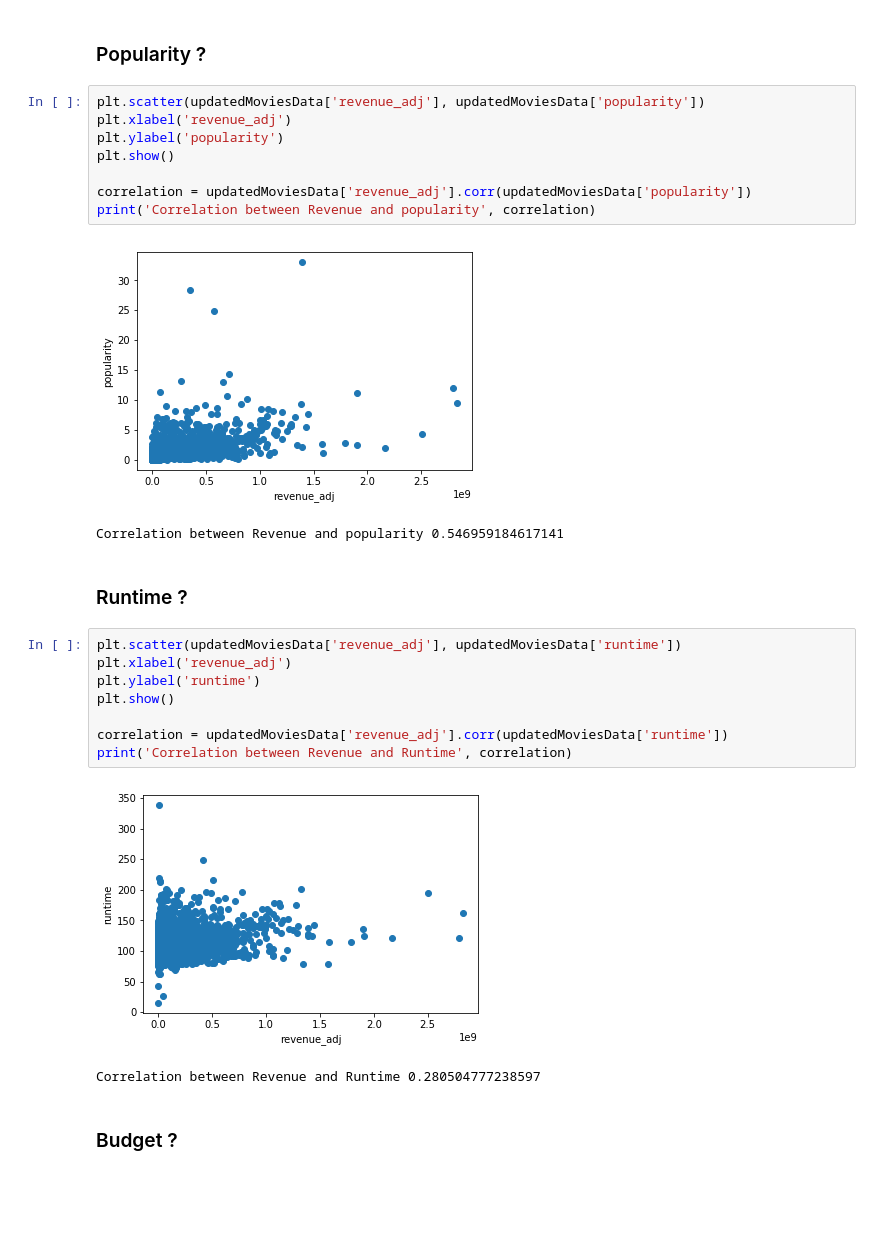
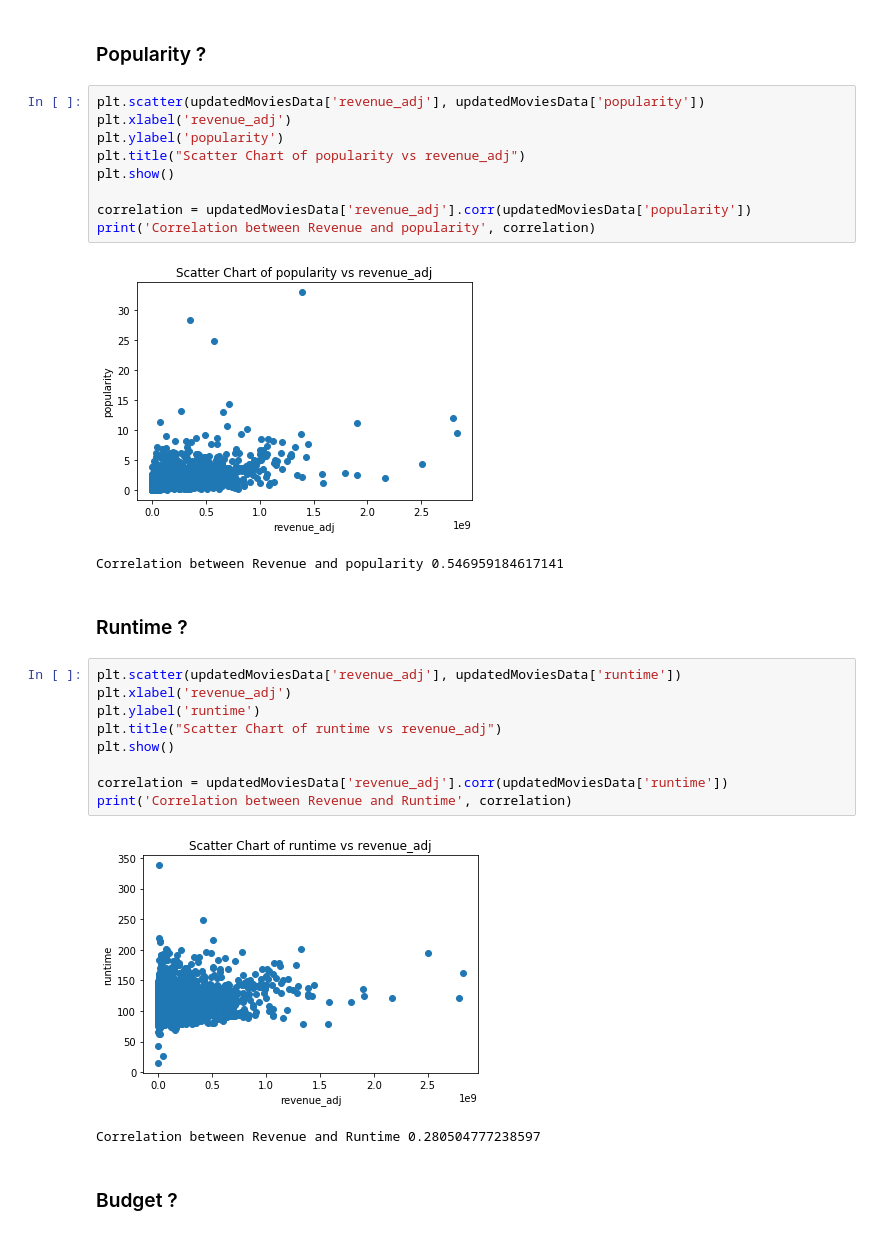
Before and after one commit to parveen1112/Investigate-dataset-tmdb, a Jupyter notebook: investigate-a-tmdb-dataset.ipynb, the cells around one changed output. Saved outputs shown, nothing was run; the diff lists cells and outputs as text; blank space fills up the shorter version.

```diff
--- a/investigate-a-tmdb-dataset.ipynb
+++ b/investigate-a-tmdb-dataset.ipynb
@@ -336,13 +361,14 @@ genresData.loc[:, 'genres':'release_year']
 # %%
 plt.scatter(updatedMoviesData['revenue_adj'], updatedMoviesData['popularity'])
 plt.xlabel('revenue_adj')
 plt.ylabel('popularity')
+plt.title("Scatter Chart of popularity vs revenue_adj")
 plt.show()
 
 correlation = updatedMoviesData['revenue_adj'].corr(updatedMoviesData['popularity'])
 print('Correlation between Revenue and popularity', correlation)
 # %% [output]
-[figure, old version]
+[figure, new version]
 Correlation between Revenue and popularity 0.546959184617141
 # %% [markdown]
 ### Runtime ?
@@ -350,12 +376,13 @@ Correlation between Revenue and popularity 0.546959184617141
 plt.scatter(updatedMoviesData['revenue_adj'], updatedMoviesData['runtime'])
 plt.xlabel('revenue_adj')
 plt.ylabel('runtime')
+plt.title("Scatter Chart of runtime vs revenue_adj")
 plt.show()
 
 correlation = updatedMoviesData['revenue_adj'].corr(updatedMoviesData['runtime'])
 print('Correlation between Revenue and Runtime', correlation)
 # %% [output]
-[figure, old version]
+[figure, new version]
 Correlation between Revenue and Runtime 0.280504777238597
 # %% [markdown]
 ### Budget ?
```
Also changed, not shown: parts of 4 cells of this notebook, 1 other file.
